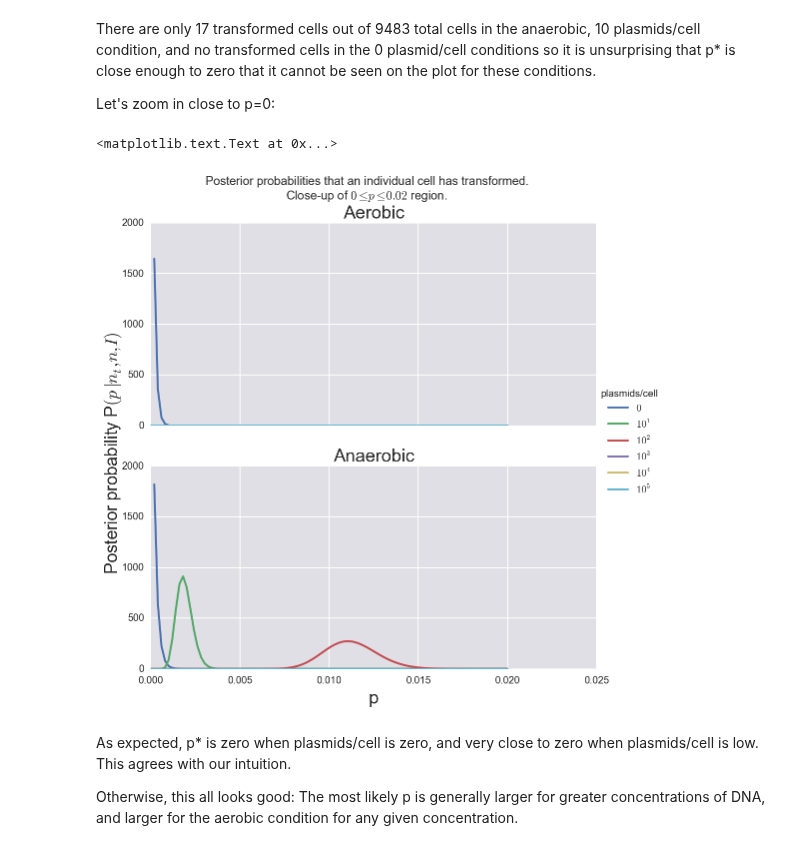
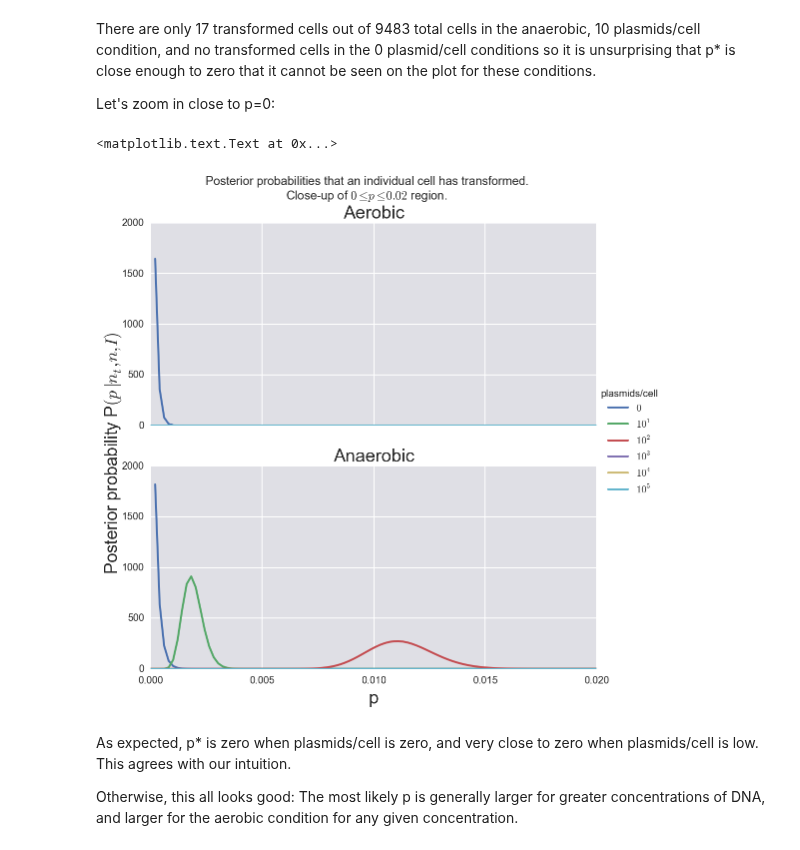
Before and after one commit to yangkky/BeBi-HW, a Jupyter notebook: hw3/group7_hw3_prob1.ipynb, the cells around one changed output. Cells and saved outputs as stored; diff of their text form; code cells hidden in the pictures.

```diff
--- a/hw3/group7_hw3_prob1.ipynb
+++ b/hw3/group7_hw3_prob1.ipynb
@@ -181,11 +184,11 @@ There are two possible problems with using 112 as the threshold:
 1. I am not sure that all of the cells with mean pixel intensity greater than 112 have been transformed (they could just be a particularly bright bacterium, and we happened not to see any that bright in the 0 plasmids/cell condition). It seems likely that most of them have been, however, so I am comfortable with the possible overestimation that this would cause.
 2. It could be that some of the cells which have been transformed have a mean pixel intensity lower than 112 (if, for example, they are not expressing the protein very strongly). In fact, this seems likely, given that the 10 plasmids/cell condition has a larger fraction of its cells with intensities in the region 110-112 than the 0 plasmids/cell condition. Unfortunately, for an individual cell, we have no way to distinguish between the hypotheses "untransformed but high pixel intensity" and "transformed but low pixel intensity" until we have a more sophisticated model. Therefore I will use 112 as a tentative threshold, despite the probable underestimation of $n_t$ that this causes.
 # %%
-def transformed_cells(df, aerobic, concentration=False):
+def transformed_cells(df, aerobic, concentration=None):
     """
     Return number of transformed cells and total number of cells.
     """
-    if concentration:
+    if concentration != None:
         inds = (df['aerobic'] == aerobic) & (df['plasmids/cell'] == concentration)
     else:
         inds = (df['aerobic'] == aerobic)
@@ -283,29 +289,7 @@ for j in [0, 1e1, 1e2, 1e3, 1e4, 1e5]:
             posteriors_temp['aerobic'] = True
         else:
             posteriors_temp['aerobic'] = False
-        n_t = len(df[(df['aerobic']==aerobic) & (df['transformed']) & (df['plasmids/cell']==j)])
-        n = len(df[(df['aerobic']==aerobic) & (df['plasmids/cell']==j)])
+        n_t, n = transformed_cells(df, aerobic, j)
         for i, p in enumerate(posteriors_temp.p):
             posteriors_temp.loc[i,'posterior'] = np.exp(log_binomial_posterior(p, n_t, n))
-        posteriors = posteriors.append(posteriors_temp)
-
-# Create subplots (ax is array of axis objects)
-fig, ax = plt.subplots(nrows=2, ncols=1, figsize=(8, 8), sharex=True, sharey=True)
-
-linelist_aer = []
-for j in [0, 1e1, 1e2, 1e3, 1e4, 1e5]:
-    inds = ((posteriors['plasmids/cell']==j) & (posteriors['aerobic']==True))
-    linelist_aer += ax[0].plot(posteriors[inds]['p'],
-                 posteriors[inds]['posterior'])
-
-    inds = ((posteriors['plasmids/cell']==j) & (posteriors['aerobic']==False))
-    _ = ax[1].plot(posteriors[inds]['p'],
-                 posteriors[inds]['posterior'])
-plt.figlegend(linelist_aer, ['$0$', '$10^1$', '$10^2$', '$10^3$', '$10^4$', '$10^5$'], loc='right', title='plasmids/cell', borderaxespad=0.)
-ax[0].set_title('Aerobic')
-ax[1].set_title('Anaerobic')
-fig.suptitle('Posterior probabilities that an individual cell has transformed.', size='xx-large')
-
-plt.xlabel('p')
-# Cannot use plt.ylabel, this only labels the bottom subplot
-fig.text(0.06, 0.5, 'Posterior probability P$(p\mid n_t, n, I)$', ha='center', va='center', rotation='vertical', size='xx-large')
+        posteriors = posteriors.append(posteriors_temp, ignore_index=True)
@@ -340,6 +344,8 @@ There are only 17 transformed cells out of 9483 total cells in the anaerobic, 10
 
 Let's zoom in close to p=0:
 # %%
+# Unfortunately we need to remake the whole DataFrame.
+# I tried just appending this data, but I couldn't drop the duplicate rows.
 posteriors = pd.DataFrame()
 for j in [0, 1e1, 1e2, 1e3, 1e4, 1e5]:
     for aerobic in (True, False):
@@ -351,37 +357,40 @@ for j in [0, 1e1, 1e2, 1e3, 1e4, 1e5]:
         posteriors_temp['plasmids/cell'] = j
         if aerobic==True:
             posteriors_temp['aerobic'] = True
         else:
             posteriors_temp['aerobic'] = False
-        n_t = len(df[(df['aerobic']==aerobic) & (df['transformed']) & (df['plasmids/cell']==j)])
-        n = len(df[(df['aerobic']==aerobic) & (df['plasmids/cell']==j)])
+        n_t, n = transformed_cells(df, aerobic, j)
         for i, p in enumerate(posteriors_temp.p):
+#             posteriors_temp.loc[i,'n_t'] = n_t
+#             posteriors_temp.loc[i,'n'] = n
             posteriors_temp.loc[i,'posterior'] = np.exp(log_binomial_posterior(p, n_t, n))
-        posteriors = posteriors.append(posteriors_temp)
+        posteriors = posteriors.append(posteriors_temp, ignore_index=True)
 
 # Create subplots (ax is array of axis objects)
 fig, ax = plt.subplots(nrows=2, ncols=1, figsize=(8, 8), sharex=True, sharey=True)
 
 linelist_aer = []
 for j in [0, 1e1, 1e2, 1e3, 1e4, 1e5]:
     inds = ((posteriors['plasmids/cell']==j) & (posteriors['aerobic']==True))
     linelist_aer += ax[0].plot(posteriors[inds]['p'],
                  posteriors[inds]['posterior'])
 
     inds = ((posteriors['plasmids/cell']==j) & (posteriors['aerobic']==False))
     _ = ax[1].plot(posteriors[inds]['p'],
                  posteriors[inds]['posterior'])
 plt.figlegend(linelist_aer, ['$0$', '$10^1$', '$10^2$', '$10^3$', '$10^4$', '$10^5$'], loc='right', title='plasmids/cell', borderaxespad=0.)
 ax[0].set_title('Aerobic')
 ax[1].set_title('Anaerobic')
 fig.suptitle('Posterior probabilities that an individual cell has transformed.\nClose-up of $0\leq p\leq 0.02$ region.', size='large')
 
+plt.xlim([0,0.02])
+
 plt.xlabel('p')
 # Cannot use plt.ylabel, this only labels the bottom subplot
 fig.text(0.06, 0.5, 'Posterior probability P$(p\mid n_t, n, I)$', ha='center', va='center', rotation='vertical', size='xx-large')
 # %% [output]
 <matplotlib.text.Text at 0x...>
-[figure, old version]
+[figure, new version]
 # %% [markdown]
 As expected, p\* is zero when plasmids/cell is zero, and very close to zero when plasmids/cell is low. This agrees with our intuition.
 
```
Also changed, not shown: parts of 19 cells of this notebook.
